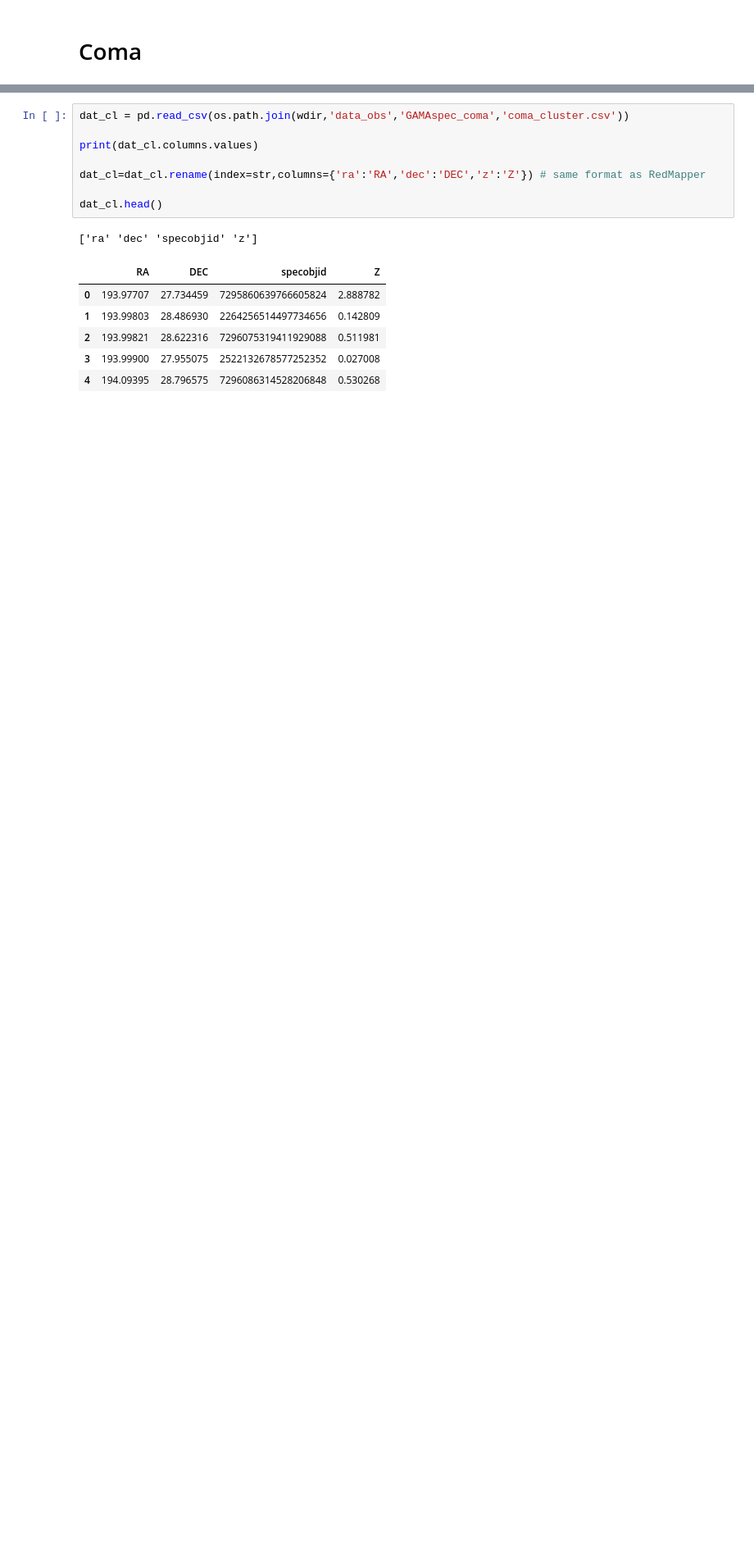
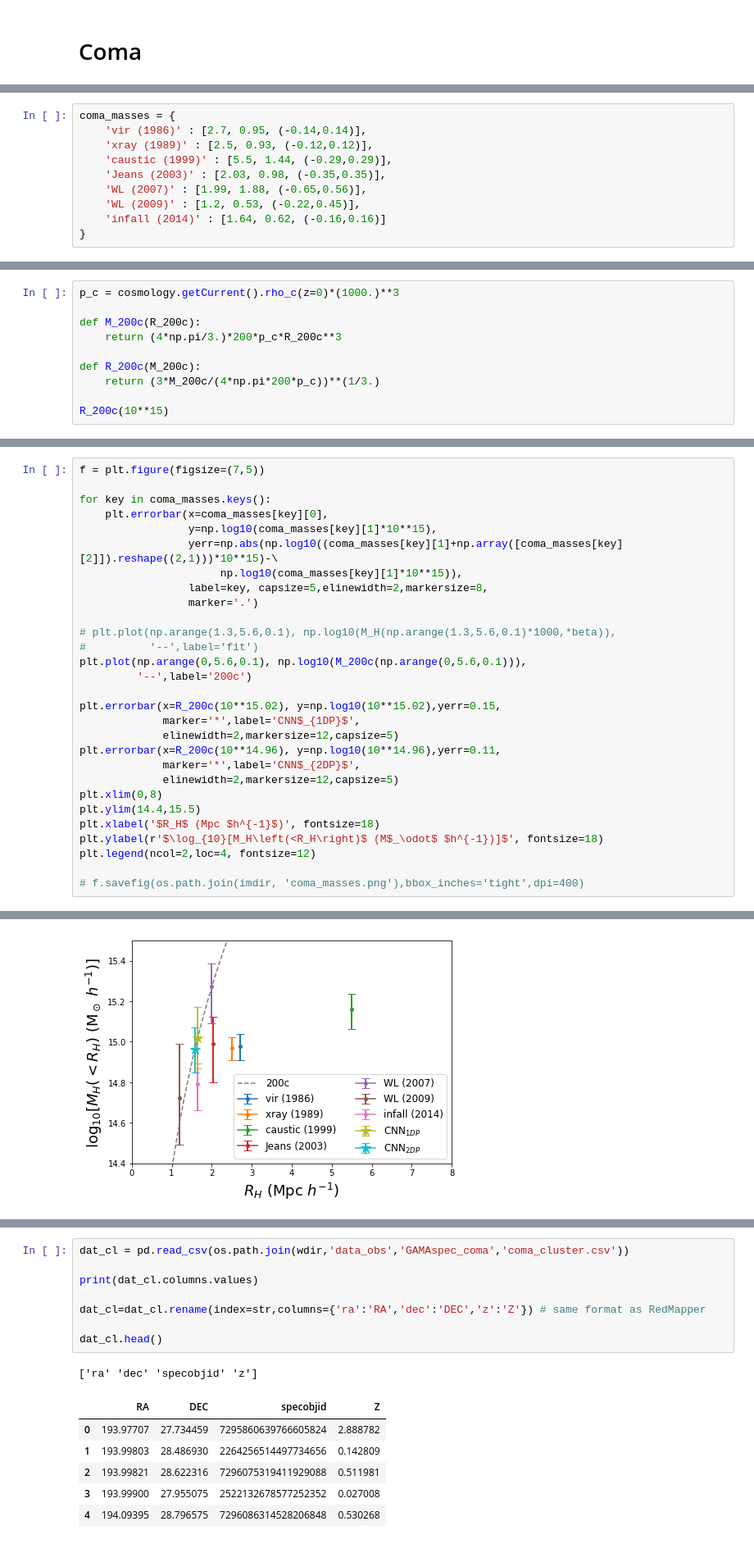
Before and after one commit to McWilliamsCenter/halo_cnn, a Jupyter notebook: notebooks/gama.ipynb, the cells around one changed output, grey strips where cells are left out. Shown at 82% size. Saved outputs shown, nothing was run; the diff lists cells and outputs as text; blank space fills up the shorter version.

```diff
--- a/notebooks/gama.ipynb
+++ b/notebooks/gama.ipynb
@@ -339 +382,11 @@ Mass Estimates
  * $M_\mathrm{kinematic}\left(\leq1.64\ h^{-1}Mpc\right) = (0.62\pm 0.16)*10^{15}\ h^{-1}M_\odot$ [(2014)](http://adsabs.harvard.edu/abs/2014MNRAS.442.1887F)
+# %%
+coma_masses = {
+    'vir (1986)' : [2.7, 0.95, (-0.14,0.14)],
+    'xray (1989)' : [2.5, 0.93, (-0.12,0.12)],
+    'caustic (1999)' : [5.5, 1.44, (-0.29,0.29)],
+    'Jeans (2003)' : [2.03, 0.98, (-0.35,0.35)],
+    'WL (2007)' : [1.99, 1.88, (-0.65,0.56)],
+    'WL (2009)' : [1.2, 0.53, (-0.22,0.45)],
+    'infall (2014)' : [1.64, 0.62, (-0.16,0.16)]
+}
@@ -339,0 +417,10 @@ Mass Estimates
+# %%
+p_c = cosmology.getCurrent().rho_c(z=0)*(1000.)**3
+
+def M_200c(R_200c):
+    return (4*np.pi/3.)*200*p_c*R_200c**3
+
+def R_200c(M_200c):
+    return (3*M_200c/(4*np.pi*200*p_c))**(1/3.)
+
+R_200c(10**15)
@@ -339,0 +429,30 @@ Mass Estimates
+# %%
+f = plt.figure(figsize=(7,5))
+
+for key in coma_masses.keys():
+    plt.errorbar(x=coma_masses[key][0],
+                 y=np.log10(coma_masses[key][1]*10**15),
+                 yerr=np.abs(np.log10((coma_masses[key][1]+np.array([coma_masses[key][2]]).reshape((2,1)))*10**15)-\
+                      np.log10(coma_masses[key][1]*10**15)),
+                 label=key, capsize=5,elinewidth=2,markersize=8,
+                 marker='.')
+
+# plt.plot(np.arange(1.3,5.6,0.1), np.log10(M_H(np.arange(1.3,5.6,0.1)*1000,*beta)),
+#          '--',label='fit')
+plt.plot(np.arange(0,5.6,0.1), np.log10(M_200c(np.arange(0,5.6,0.1))),
+         '--',label='200c')
+
+plt.errorbar(x=R_200c(10**15.02), y=np.log10(10**15.02),yerr=0.15,
+             marker='*',label='CNN$_{1DP}$',
+             elinewidth=2,markersize=12,capsize=5)
+plt.errorbar(x=R_200c(10**14.96), y=np.log10(10**14.96),yerr=0.11,
+             marker='*',label='CNN$_{2DP}$',
+             elinewidth=2,markersize=12,capsize=5)
+plt.xlim(0,8)
+plt.ylim(14.4,15.5)
+plt.xlabel('$R_H$ (Mpc $h^{-1}$)', fontsize=18)
+plt.ylabel(r'$\log_{10}[M_H\left(<R_H\right)$ (M$_\odot$ $h^{-1})]$', fontsize=18)
+plt.legend(ncol=2,loc=4, fontsize=12)
+
+# f.savefig(os.path.join(imdir, 'coma_masses.png'),bbox_inches='tight',dpi=400)
+# %% [output]
@@ -339,0 +460 @@ Mass Estimates
+[figure, added]
```
Also changed, not shown: parts of 21 cells of this notebook, 5 other files.
